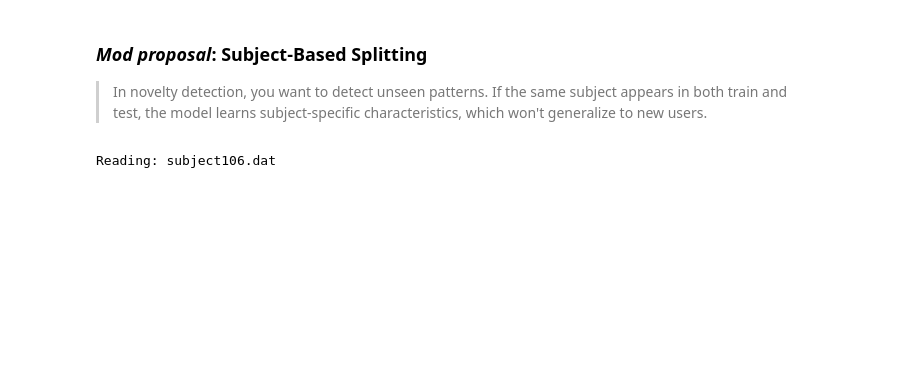
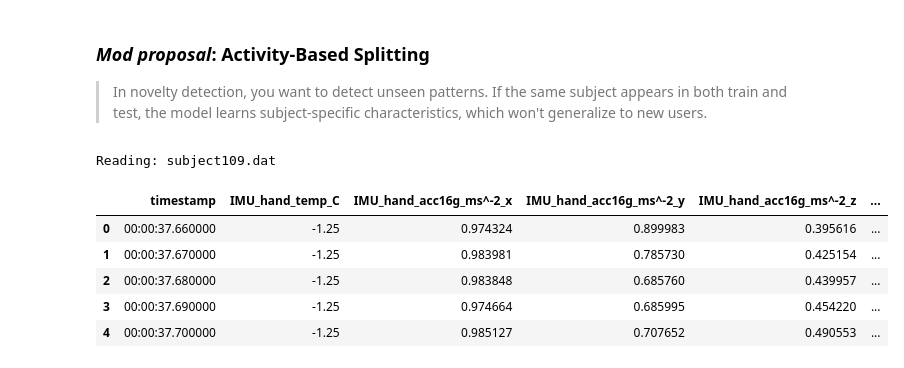
Before and after one commit to Vitor-labs/TCC-1, a Jupyter notebook: notebooks/1.0-Build_Data_Base.ipynb, the cells around one changed output. Cells and saved outputs as stored; diff of their text form; code cells hidden in the pictures; blank space fills up the shorter version.

```diff
--- a/notebooks/1.0-Build_Data_Base.ipynb
+++ b/notebooks/1.0-Build_Data_Base.ipynb
@@ -100,5 +170,5 @@ def normalize_features(data: DataFrame) -> DataFrame:
 # %% [markdown]
-### _Mod proposal_: **Subject-Based Splitting**
+### _Mod proposal_: **Activity-Based Splitting**
 
 > In novelty detection, you want to detect unseen patterns. If the same subject appears in both train and test, the model learns subject-specific characteristics, which won't generalize to new users.
 # %%
@@ -112,18 +182,13 @@ def load_data(path: Path, norm_features: bool = True) -> tuple[DataFrame, DataFr
 		df = handle_nans(df[~df["activity"].isin([0, 24])])
 		df["subject"] = str(subject)
 		df["timestamp"] = to_datetime(df["timestamp"], unit="s").dt.time
+		df["id"] = df["subject"] + "_" + df["timestamp"].astype(str)
 
 		data.append(df.drop(columns=["activity", "heart_rate"]))
-		labels.append(df[["timestamp", "activity"]])  # Index & Activity
+		labels.append(df[["id", "activity"]])  # Index & Activity
 
 	data, labels = concat(data), concat(labels)
 	data["subject"] = data["subject"].astype("category")
 	labels["activity"] = labels["activity"].astype("category")
 
 	return (normalize_features(data), labels) if norm_features else (data, labels)
-
-
-data, labels = load_data(Path("../data/PAMAP2_Dataset/Protocol/"))
-df = data.merge(labels, how="left", on="timestamp")
-# %% [output]
-Reading: subject106.dat
@@ -189,0 +195,16 @@ print("Train Shape:", X_train.shape, "\nTest Shape:", X_test.shape)
+# %%
+data, labels = load_data(Path("../data/PAMAP2_Dataset/Protocol/"))
+
+data.to_csv("../data/PAMAP2/data.csv", index=False)
+labels.to_csv("../data/PAMAP2/labels.csv", index=False)
+
+df = data.merge(labels, how="left", on="id")
+df.head()
+# %% [output]
+Reading: subject109.dat
+|  | timestamp | IMU_hand_temp_C | IMU_hand_acc16g_ms^-2_x | IMU_hand_acc16g_ms^-2_y | IMU_hand_acc16g_ms^-2_z | ... |
+| 0 | 00:00:37.660000 | -1.25 | 0.974324 | 0.899983 | 0.395616 | ... |
+| 1 | 00:00:37.670000 | -1.25 | 0.983981 | 0.785730 | 0.425154 | ... |
+| 2 | 00:00:37.680000 | -1.25 | 0.983848 | 0.685760 | 0.439957 | ... |
+| 3 | 00:00:37.690000 | -1.25 | 0.974664 | 0.685995 | 0.454220 | ... |
+| 4 | 00:00:37.700000 | -1.25 | 0.985127 | 0.707652 | 0.490553 | ... |
```
Also changed, not shown: parts of 10 cells of this notebook, 9 other files.
